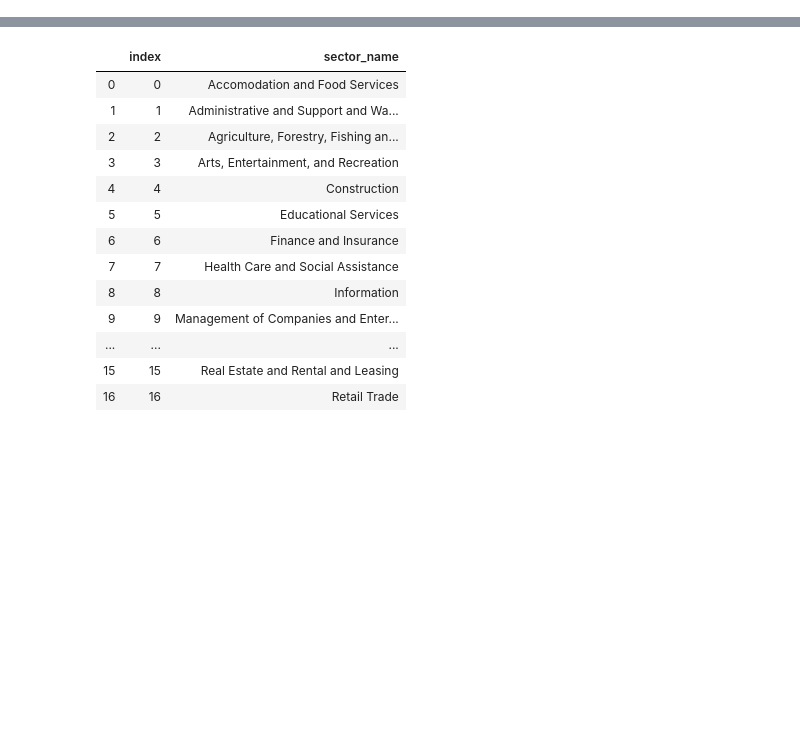
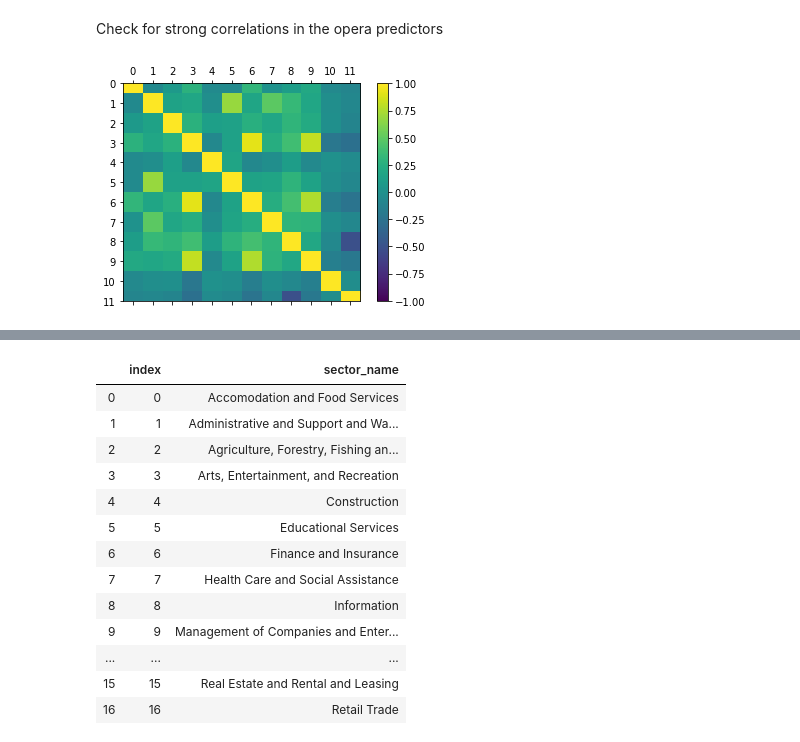
Before and after one commit to puruckertom/occupational_exposure, a Jupyter notebook: notebooks/work_in_progress/hierarchical_logistic_reg.ipynb, the cells around one changed output, grey strips where cells are left out. Drawn from its saved outputs; the diff is of its cells as text; code cells hidden in the pictures; blank space fills up the shorter version.

Commit message:
opera predictor covariance structure, test set

```diff
--- a/notebooks/work_in_progress/hierarchical_logistic_reg.ipynb
+++ b/notebooks/work_in_progress/hierarchical_logistic_reg.ipynb
@@ -37,12 +36,25 @@ osha.head(10)
+# %% [markdown]
+Check for strong correlations in the opera predictors
 # %%
 from sklearn.preprocessing import scale
 
-chem_data = pd.read_csv('../data/osha/osha_chem_properties.csv')
+chem_data = pd.read_csv('../../data/osha/osha_chem_properties.csv')
 chem_data[chem_data.columns[8:]] = chem_data[chem_data.columns[8:]].apply(pd.to_numeric,errors='coerce')
 chem_data.columns = [x.lower() for x in chem_data.columns]
 opera_cols =  chem_data.columns[10:22]
 opera = chem_data[opera_cols].copy()
 opera['preferred_name'] = chem_data['preferred_name']
 opera_s = opera.copy()
 opera_s[opera_cols] =  scale(opera_s[opera_cols])  # center and scale opera predictors
-chem_osha = osha.merge(opera_s, left_on='preferred_name', right_on='preferred_name')
+
+correlations = opera_s.corr()
+fig = plt.figure()
+ax = fig.add_subplot(111)
+cax = ax.matshow(correlations, vmin=-1, vmax=1)
+fig.colorbar(cax)
+ticks = np.arange(0,12,1)
+ax.set_xticks(ticks)
+ax.set_yticks(ticks)
+plt.show()
+# %% [output]
+[figure, added]
```
Also changed, not shown: parts of 36 cells of this notebook.
